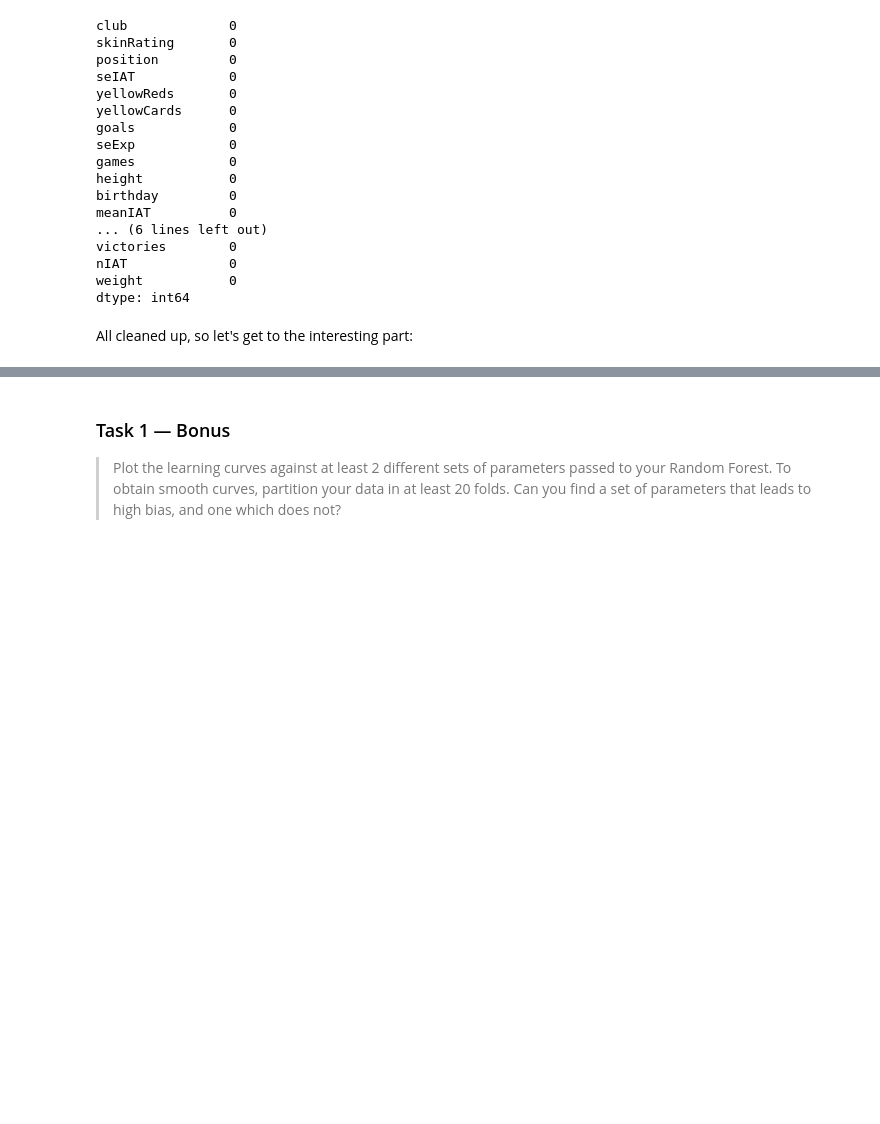
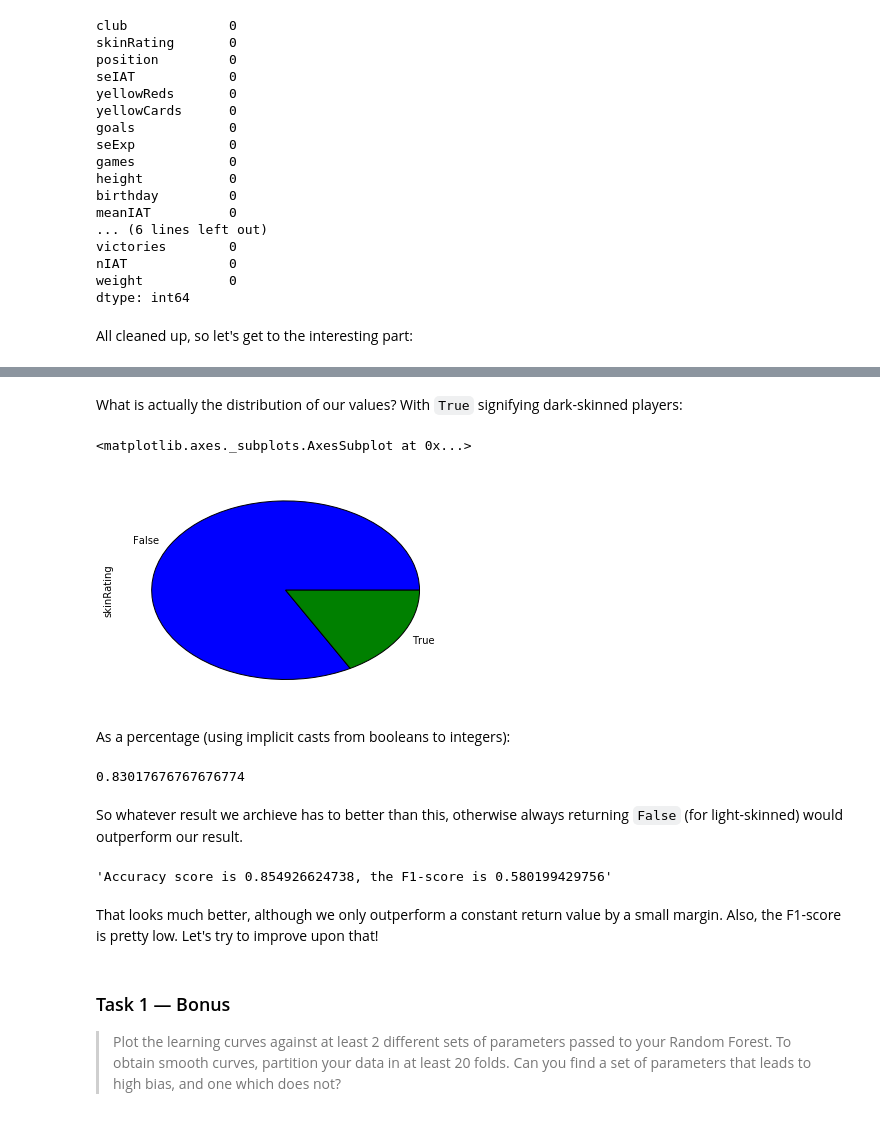
Before and after one commit to korcek-juraj/Homework, a Jupyter notebook: 04 - Applied ML/Applied ML.ipynb, the cells around one changed output, grey strips where cells are left out. Saved outputs shown, nothing was run; the diff lists cells and outputs as text; code cells hidden in the pictures; blank space fills up the shorter version.

```diff
--- a/04 - Applied ML/Applied ML.ipynb
+++ b/04 - Applied ML/Applied ML.ipynb
@@ -282,0 +318,3 @@ RandomForestClassifier(bootstrap=True, class_weight=None, criterion='gini',
+# %%
+skin_ratings = player_df['skinRating'].map(lambda x: x > .5)
+skin_ratings.sample(5)
@@ -282,0 +329,33 @@ RandomForestClassifier(bootstrap=True, class_weight=None, criterion='gini',
+# %% [markdown]
+What is actually the distribution of our values?
+With `True` signifying dark-skinned players:
+# %%
+skin_ratings.value_counts().plot.pie()
+# %% [output]
+<matplotlib.axes._subplots.AxesSubplot at 0x...>
+[figure, added]
+# %% [markdown]
+As a percentage (using implicit casts from booleans to integers):
+# %%
+1 - skin_ratings.sum() / skin_ratings.size
+# %% [output]
+0.83017676767676774
+# %% [markdown]
+So whatever result we archieve has to better than this, otherwise always returning `False` (for light-skinned) would outperform our result.
+# %%
+Y = LabelEncoder().fit_transform(skin_ratings)
+
+# note: we only use 1/5 of the values for the test set
+X_train, X_test, y_train, y_test = train_test_split(X, Y, test_size=.2, random_state=0)
+
+get_classifier(X_train, y_train)
+
+f1_score, accuracy = get_cross_val_scores(classifier, X_test, y_test)
+
+'Accuracy score is ' + str(accuracy) + ', the F1-score is ' + str(f1_score)
+# %% [output]
+'Accuracy score is 0.854926624738, the F1-score is 0.580199429756'
+# %% [markdown]
+That looks much better, although we only outperform a constant return value by a small margin.
+Also, the F1-score is pretty low.
+Let's try to improve upon that!
```
Also changed, not shown: parts of 16 cells of this notebook.
